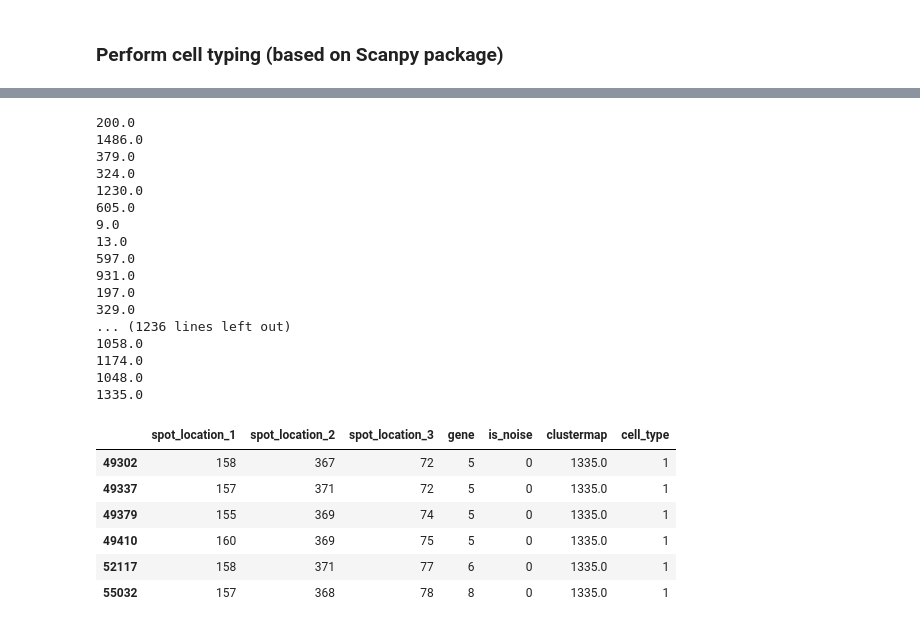
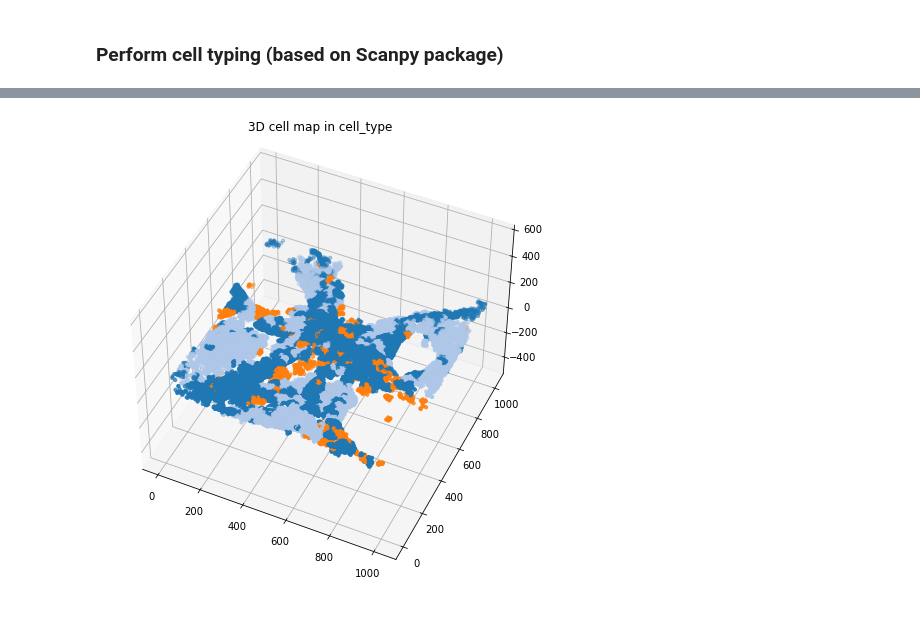
Before and after one commit to wanglab-broad/ClusterMap, a Jupyter notebook: ClusterMap_STARmap_human_cardiac_organoid.ipynb, the cells around one changed output, grey strips where cells are left out. Saved outputs shown, nothing was run; the diff lists cells and outputs as text; code cells hidden in the pictures.

```diff
--- a/ClusterMap_STARmap_human_cardiac_organoid.ipynb
+++ b/ClusterMap_STARmap_human_cardiac_organoid.ipynb
@@ -177,23 +175,0 @@ from scipy.spatial import ConvexHull, convex_hull_plot_2d
-# %%
-img_res = np.zeros(self.dapi_stacked.shape)
-
-for i in model.cellid_unique:
-    print(i)
-# %% [output]
-200.0
-1486.0
-379.0
-324.0
-1230.0
-605.0
-9.0
-13.0
-597.0
-931.0
-197.0
-329.0
-... (1236 lines left out)
-1058.0
-1174.0
-1048.0
-1335.0
@@ -202,10 +176,7 @@ spots_portion = np.array(spots_repr[cell_ids==cell,:2])
-# %%
-model.spots.loc[model.spots['clustermap']==i,['spot_location_1',' ']]
-# %% [output]
-|  | spot_location_1 | spot_location_2 | spot_location_3 | gene | is_noise | clustermap | cell_type |
-| 49302 | 158 | 367 | 72 | 5 | 0 | 1335.0 | 1 |
-| 49337 | 157 | 371 | 72 | 5 | 0 | 1335.0 | 1 |
-| 49379 | 155 | 369 | 74 | 5 | 0 | 1335.0 | 1 |
-| 49410 | 160 | 369 | 75 | 5 | 0 | 1335.0 | 1 |
-| 52117 | 158 | 371 | 77 | 6 | 0 | 1335.0 | 1 |
-| 55032 | 157 | 368 | 78 | 8 | 0 | 1335.0 | 1 |
+# %%
+###plot cells in 3D
+cluster_pl = sns.color_palette('tab20',len(model.cell_adata.obs['cell_type'].unique()))
+model.plot_segmentation_3D(figsize=(8,8),elev=45, azim=-65,method='cell_type',
+                          cmap=np.array(cluster_pl))
+# %% [output]
+[figure, added]
```
Also changed, not shown: parts of 11 cells of this notebook, 13 other files.
